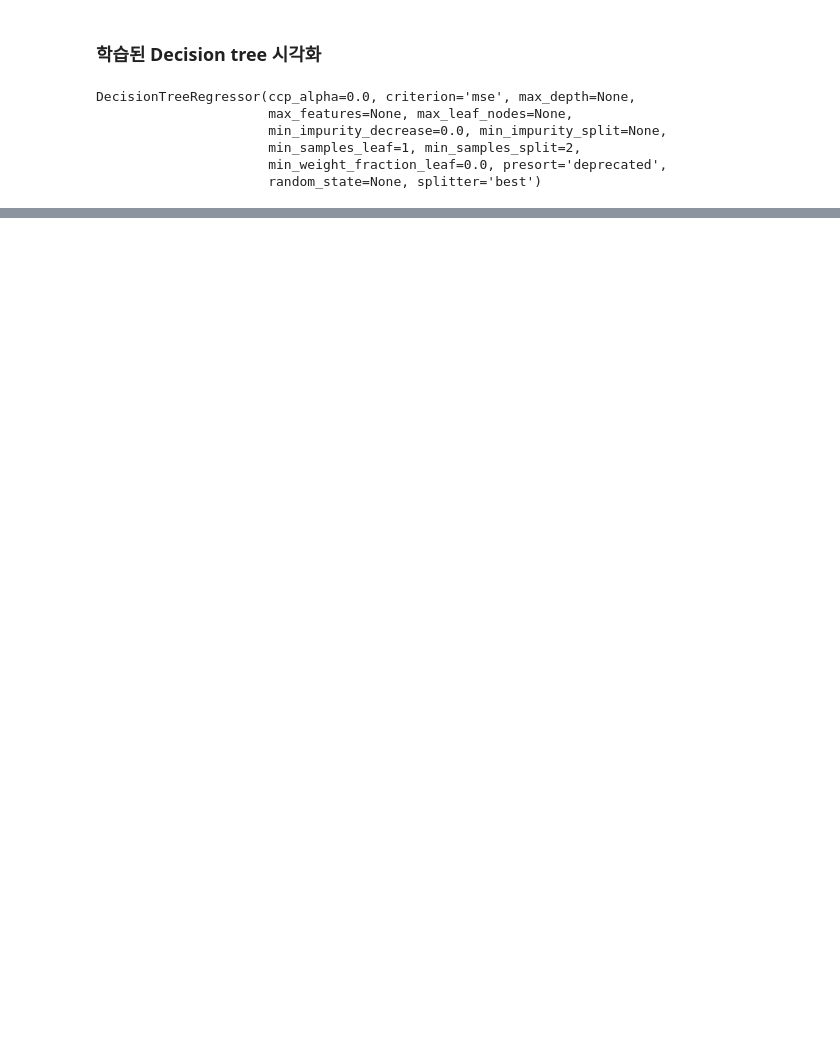
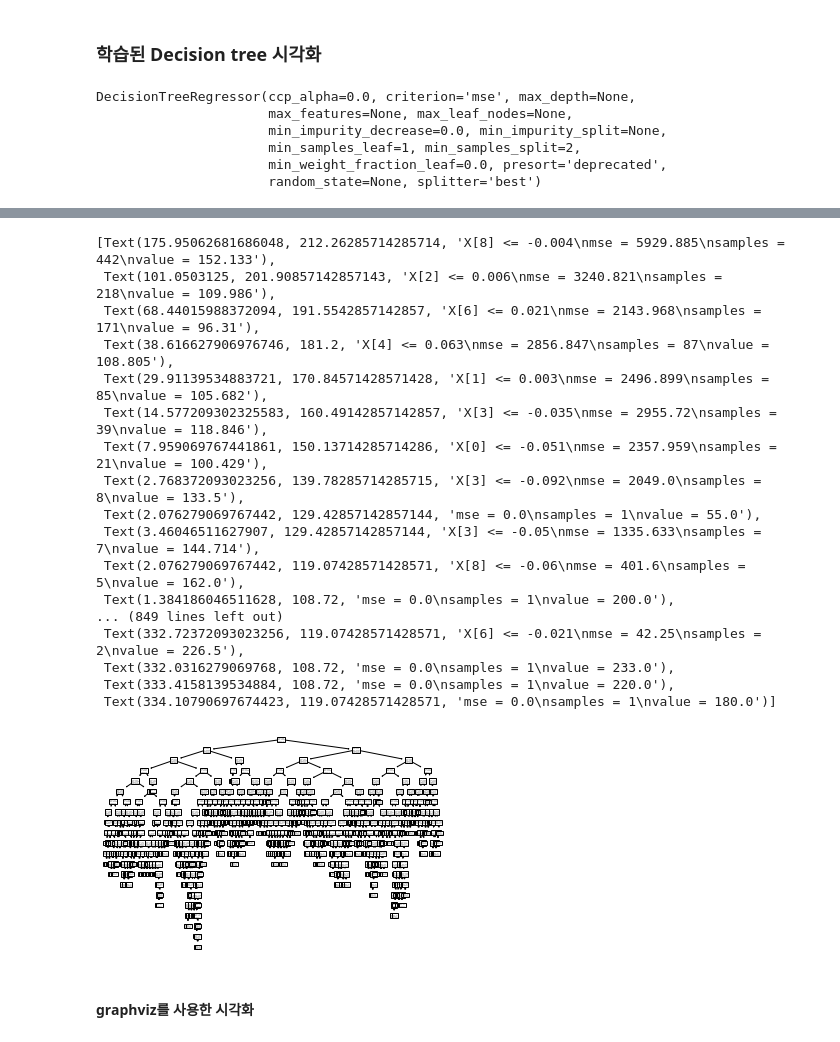
Before and after one commit to KimYongHwi/machine-learning-study, a Jupyter notebook: decision_tree/DecisionTree.ipynb, the cells around one changed output, grey strips where cells are left out. Saved outputs shown, nothing was run; the diff lists cells and outputs as text; code cells hidden in the pictures; blank space fills up the shorter version.

```diff
--- a/decision_tree/DecisionTree.ipynb
+++ b/decision_tree/DecisionTree.ipynb
@@ -872,0 +1001,3 @@ print(r)
+# %%
+model = DecisionTreeRegressor()
+model.fit(diabetes.data, diabetes.target)
@@ -872,0 +1032,23 @@ print(r)
+# %%
+tree.plot_tree(model)
+# %% [output]
+[Text(175.95062681686048, 212.26285714285714, 'X[8] <= -0.004\nmse = 5929.885\nsamples = 442\nvalue = 152.133'),
+ Text(101.0503125, 201.90857142857143, 'X[2] <= 0.006\nmse = 3240.821\nsamples = 218\nvalue = 109.986'),
+ Text(68.44015988372094, 191.5542857142857, 'X[6] <= 0.021\nmse = 2143.968\nsamples = 171\nvalue = 96.31'),
+ Text(38.616627906976746, 181.2, 'X[4] <= 0.063\nmse = 2856.847\nsamples = 87\nvalue = 108.805'),
+ Text(29.91139534883721, 170.84571428571428, 'X[1] <= 0.003\nmse = 2496.899\nsamples = 85\nvalue = 105.682'),
+ Text(14.577209302325583, 160.49142857142857, 'X[3] <= -0.035\nmse = 2955.72\nsamples = 39\nvalue = 118.846'),
+ Text(7.959069767441861, 150.13714285714286, 'X[0] <= -0.051\nmse = 2357.959\nsamples = 21\nvalue = 100.429'),
+ Text(2.768372093023256, 139.78285714285715, 'X[3] <= -0.092\nmse = 2049.0\nsamples = 8\nvalue = 133.5'),
+ Text(2.076279069767442, 129.42857142857144, 'mse = 0.0\nsamples = 1\nvalue = 55.0'),
+ Text(3.46046511627907, 129.42857142857144, 'X[3] <= -0.05\nmse = 1335.633\nsamples = 7\nvalue = 144.714'),
+ Text(2.076279069767442, 119.07428571428571, 'X[8] <= -0.06\nmse = 401.6\nsamples = 5\nvalue = 162.0'),
+ Text(1.384186046511628, 108.72, 'mse = 0.0\nsamples = 1\nvalue = 200.0'),
+... (849 lines left out)
+ Text(332.72372093023256, 119.07428571428571, 'X[6] <= -0.021\nmse = 42.25\nsamples = 2\nvalue = 226.5'),
+ Text(332.0316279069768, 108.72, 'mse = 0.0\nsamples = 1\nvalue = 233.0'),
+ Text(333.4158139534884, 108.72, 'mse = 0.0\nsamples = 1\nvalue = 220.0'),
+ Text(334.10790697674423, 119.07428571428571, 'mse = 0.0\nsamples = 1\nvalue = 180.0')]
+[figure, added]
+# %% [markdown]
+#### graphviz를 사용한 시각화
```
Also changed, not shown: parts of 55 cells of this notebook.
